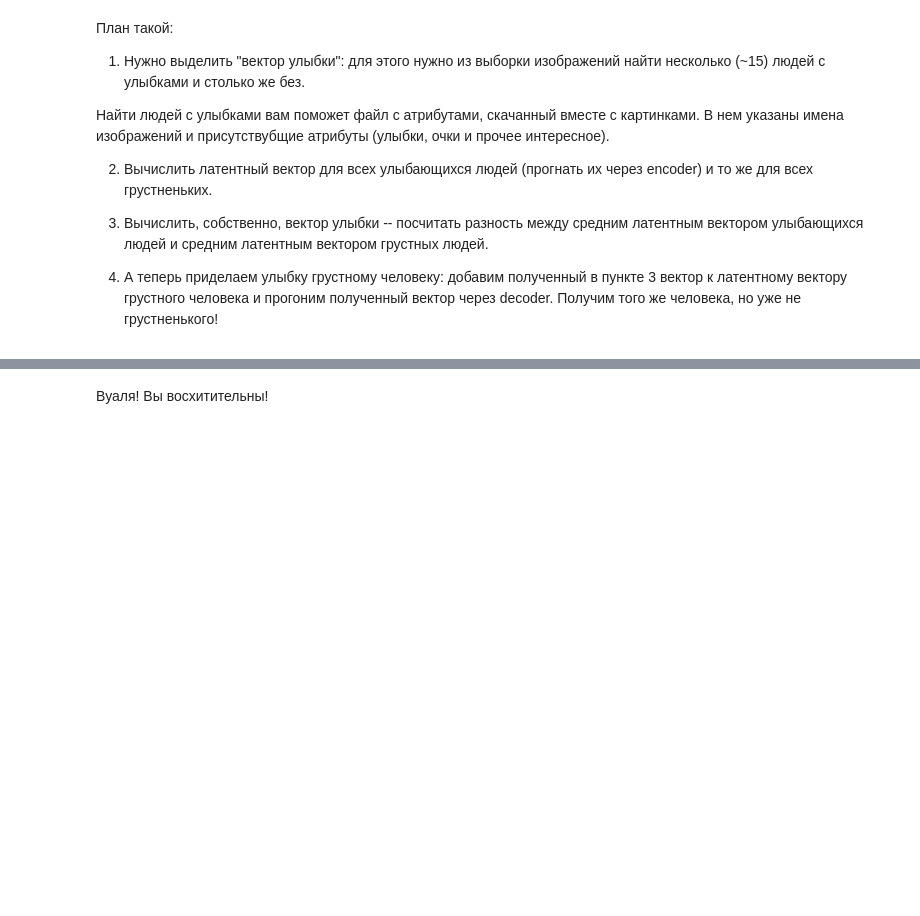
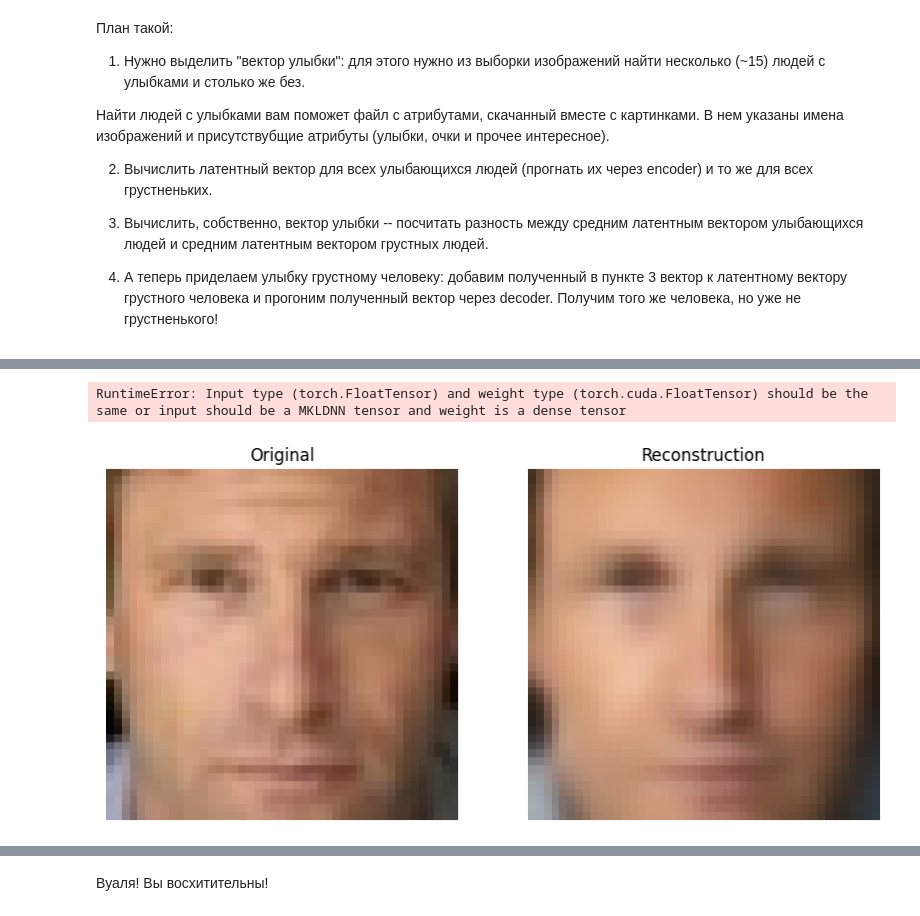
Before and after one commit to blckvia/DeepLearningSchool, a Jupyter notebook: week_10_AE_VAE/Homework/hw_7_autoencoders.ipynb, the cells around one changed output, grey strips where cells are left out. Saved outputs shown, nothing was run; the diff lists cells and outputs as text; code cells hidden in the pictures; blank space fills up the shorter version.

```diff
--- a/week_10_AE_VAE/Homework/hw_7_autoencoders.ipynb
+++ b/week_10_AE_VAE/Homework/hw_7_autoencoders.ipynb
@@ -317,0 +366,5 @@ output = <скормите z декодеру>
+# %%
+smile_latent = autoencoder.encoder(smile_tensor).detach()
+sad_latent = autoencoder.encoder(sad_tensor).detach()
+# %% [output]
+RuntimeError: Input type (torch.FloatTensor) and weight type (torch.cuda.FloatTensor) should be the same or input should be a MKLDNN tensor and weight is a dense tensor
@@ -317,0 +375,23 @@ output = <скормите z декодеру>
+# %%
+test_image = (torch.FloatTensor(images[test_idx]).permute(2, 0, 1).unsqueeze(0).float() / 255.0).to(device)
+with torch.no_grad():
+    reconstruction, _ = autoencoder(test_image)
+
+    recon_np = reconstruction[0].cpu().permute(1, 2, 0).numpy()
+    recon_np = np.clip(recon_np[:45, :45], 0, 1)
+
+plt.figure(figsize=(10, 5))
+plt.subplot(1, 2, 1)
+plt.imshow(images[test_idx])
+plt.title('Original')
+plt.axis('off')
+
+plt.subplot(1, 2, 2)
+plt.imshow(recon_np)
+plt.title('Reconstruction')
+plt.axis('off')
+plt.show()
+
+print(f"MSE loss: {((recon_np - images[test_idx]/255.0)**2).mean():.6f}")
+# %% [output]
+[figure, added]
```
Also changed, not shown: parts of 19 cells of this notebook.
